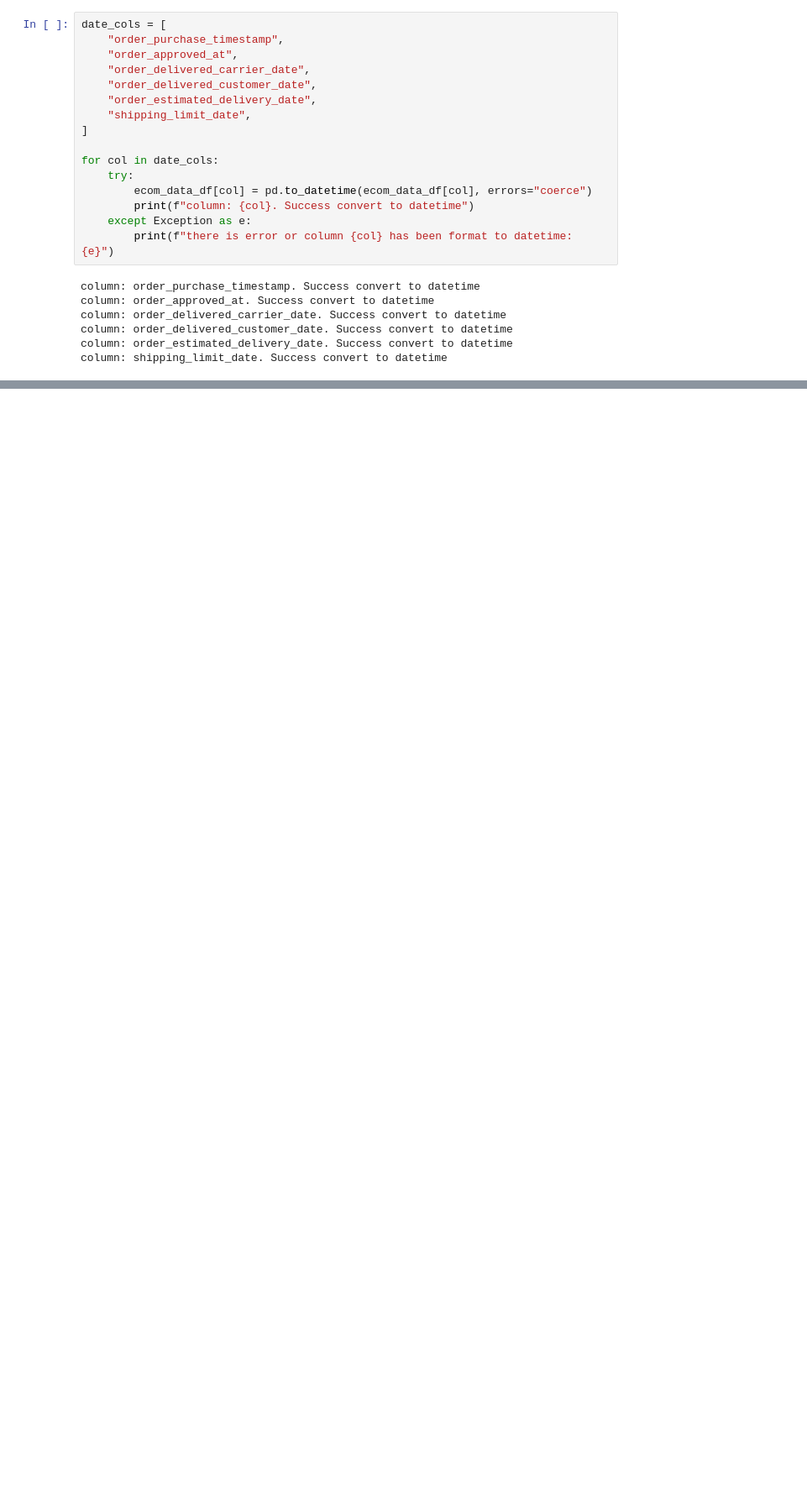
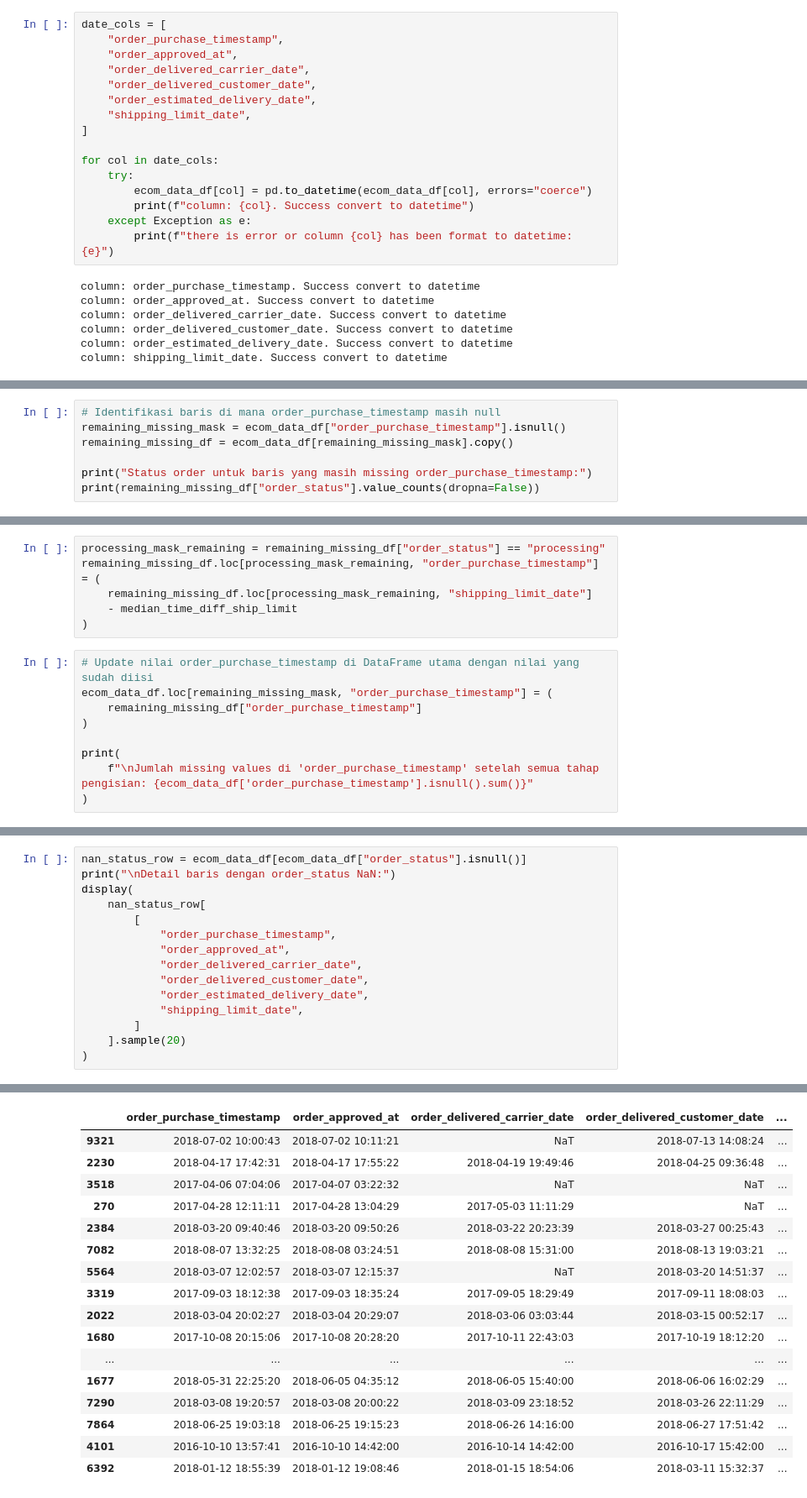
Before and after one commit to RizkiRdm/Olist-E-commerce-Performance-Analysis, a Jupyter notebook: notebooks/data_cleaning.ipynb, the cells around one changed output, grey strips where cells are left out. Shown: that part at 84% size. Drawn from its saved outputs; the diff is of its cells as text; blank space fills up the shorter version.

```diff
--- a/notebooks/data_cleaning.ipynb
+++ b/notebooks/data_cleaning.ipynb
@@ -277,0 +419,7 @@ Number of null values in 'order_purchase_timestamp' after filling: 31
+# %%
+# Identifikasi baris di mana order_purchase_timestamp masih null
+remaining_missing_mask = ecom_data_df["order_purchase_timestamp"].isnull()
+remaining_missing_df = ecom_data_df[remaining_missing_mask].copy()
+
+print("Status order untuk baris yang masih missing order_purchase_timestamp:")
+print(remaining_missing_df["order_status"].value_counts(dropna=False))
@@ -277,0 +446,15 @@ Number of null values in 'order_purchase_timestamp' after filling: 31
+# %%
+processing_mask_remaining = remaining_missing_df["order_status"] == "processing"
+remaining_missing_df.loc[processing_mask_remaining, "order_purchase_timestamp"] = (
+    remaining_missing_df.loc[processing_mask_remaining, "shipping_limit_date"]
+    - median_time_diff_ship_limit
+)
+# %%
+# Update nilai order_purchase_timestamp di DataFrame utama dengan nilai yang sudah diisi
+ecom_data_df.loc[remaining_missing_mask, "order_purchase_timestamp"] = (
+    remaining_missing_df["order_purchase_timestamp"]
+)
+
+print(
+    f"\nJumlah missing values di 'order_purchase_timestamp' setelah semua tahap pengisian: {ecom_data_df['order_purchase_timestamp'].isnull().sum()}"
+)
@@ -277,0 +463,16 @@ Number of null values in 'order_purchase_timestamp' after filling: 31
+# %%
+nan_status_row = ecom_data_df[ecom_data_df["order_status"].isnull()]
+print("\nDetail baris dengan order_status NaN:")
+display(
+    nan_status_row[
+        [
+            "order_purchase_timestamp",
+            "order_approved_at",
+            "order_delivered_carrier_date",
+            "order_delivered_customer_date",
+            "order_estimated_delivery_date",
+            "shipping_limit_date",
+        ]
+    ].sample(20)
+)
+# %% [output]
@@ -277,0 +480,17 @@ Number of null values in 'order_purchase_timestamp' after filling: 31
+|  | order_purchase_timestamp | order_approved_at | order_delivered_carrier_date | order_delivered_customer_date | ... |
+| 9321 | 2018-07-02 10:00:43 | 2018-07-02 10:11:21 | NaT | 2018-07-13 14:08:24 | ... |
+| 2230 | 2018-04-17 17:42:31 | 2018-04-17 17:55:22 | 2018-04-19 19:49:46 | 2018-04-25 09:36:48 | ... |
+| 3518 | 2017-04-06 07:04:06 | 2017-04-07 03:22:32 | NaT | NaT | ... |
+| 270 | 2017-04-28 12:11:11 | 2017-04-28 13:04:29 | 2017-05-03 11:11:29 | NaT | ... |
+| 2384 | 2018-03-20 09:40:46 | 2018-03-20 09:50:26 | 2018-03-22 20:23:39 | 2018-03-27 00:25:43 | ... |
+| 7082 | 2018-08-07 13:32:25 | 2018-08-08 03:24:51 | 2018-08-08 15:31:00 | 2018-08-13 19:03:21 | ... |
+| 5564 | 2018-03-07 12:02:57 | 2018-03-07 12:15:37 | NaT | 2018-03-20 14:51:37 | ... |
+| 3319 | 2017-09-03 18:12:38 | 2017-09-03 18:35:24 | 2017-09-05 18:29:49 | 2017-09-11 18:08:03 | ... |
+| 2022 | 2018-03-04 20:02:27 | 2018-03-04 20:29:07 | 2018-03-06 03:03:44 | 2018-03-15 00:52:17 | ... |
+| 1680 | 2017-10-08 20:15:06 | 2017-10-08 20:28:20 | 2017-10-11 22:43:03 | 2017-10-19 18:12:20 | ... |
+| ... | ... | ... | ... | ... | ... |
+| 1677 | 2018-05-31 22:25:20 | 2018-06-05 04:35:12 | 2018-06-05 15:40:00 | 2018-06-06 16:02:29 | ... |
+| 7290 | 2018-03-08 19:20:57 | 2018-03-08 20:00:22 | 2018-03-09 23:18:52 | 2018-03-26 22:11:29 | ... |
+| 7864 | 2018-06-25 19:03:18 | 2018-06-25 19:15:23 | 2018-06-26 14:16:00 | 2018-06-27 17:51:42 | ... |
+| 4101 | 2016-10-10 13:57:41 | 2016-10-10 14:42:00 | 2016-10-14 14:42:00 | 2016-10-17 15:42:00 | ... |
+| 6392 | 2018-01-12 18:55:39 | 2018-01-12 19:08:46 | 2018-01-15 18:54:06 | 2018-03-11 15:32:37 | ... |
```
Also changed, not shown: parts of 19 cells of this notebook.
